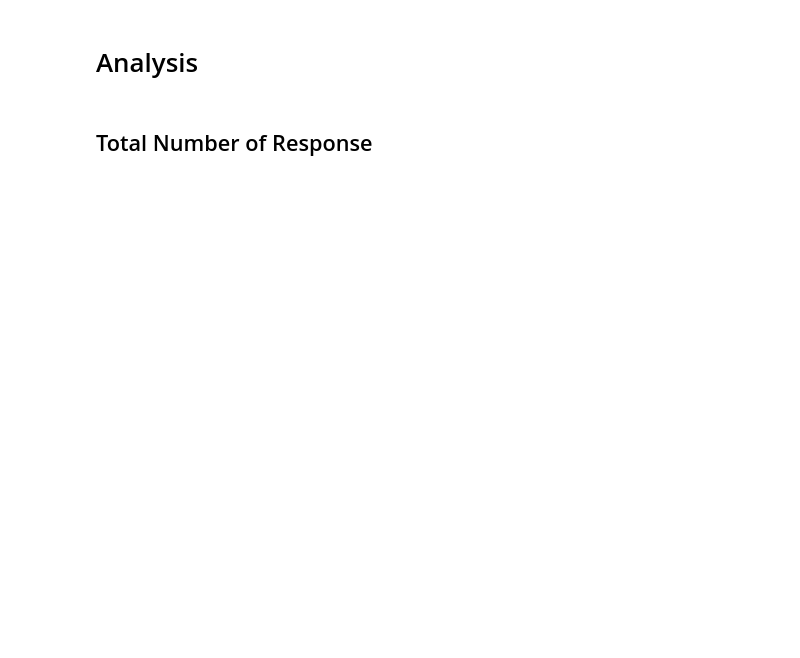
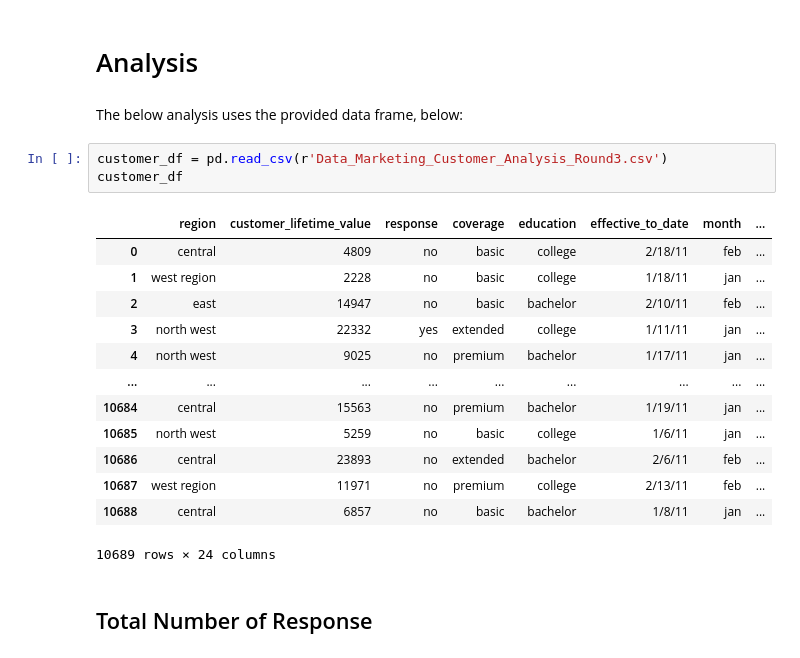
Before and after one commit to mathildemariemonge/IronMathildeLabs, a Jupyter notebook: Week 2/Cars Insurance/Car Insurance EDA_Thursday Lab_MMM.ipynb, the cells around one changed output. Saved outputs shown, nothing was run; the diff lists cells and outputs as text; blank space fills up the shorter version.

```diff
--- a/Week 2/Cars Insurance/Car Insurance EDA_Thursday Lab_MMM.ipynb
+++ b/Week 2/Cars Insurance/Car Insurance EDA_Thursday Lab_MMM.ipynb
@@ -17,4 +24,23 @@ The objective of this report is to support senior management by providing data-d
 # %% [markdown]
 # Analysis
+# %% [markdown]
+The below analysis uses the provided data frame, below:
+# %%
+customer_df = pd.read_csv(r'Data_Marketing_Customer_Analysis_Round3.csv')
+customer_df
+# %% [output]
+|  | region | customer_lifetime_value | response | coverage | education | effective_to_date | month | ... |
+| 0 | central | 4809 | no | basic | college | 2/18/11 | feb | ... |
+| 1 | west region | 2228 | no | basic | college | 1/18/11 | jan | ... |
+| 2 | east | 14947 | no | basic | bachelor | 2/10/11 | feb | ... |
+| 3 | north west | 22332 | yes | extended | college | 1/11/11 | jan | ... |
+| 4 | north west | 9025 | no | premium | bachelor | 1/17/11 | jan | ... |
+| ... | ... | ... | ... | ... | ... | ... | ... | ... |
+| 10684 | central | 15563 | no | premium | bachelor | 1/19/11 | jan | ... |
+| 10685 | north west | 5259 | no | basic | college | 1/6/11 | jan | ... |
+| 10686 | central | 23893 | no | extended | bachelor | 2/6/11 | feb | ... |
+| 10687 | west region | 11971 | no | premium | college | 2/13/11 | feb | ... |
+| 10688 | central | 6857 | no | basic | bachelor | 1/8/11 | jan | ... |
+10689 rows × 24 columns
 # %% [markdown]
 ## Total Number of Response
```
Also changed, not shown: parts of 8 cells of this notebook, 1 other file.
